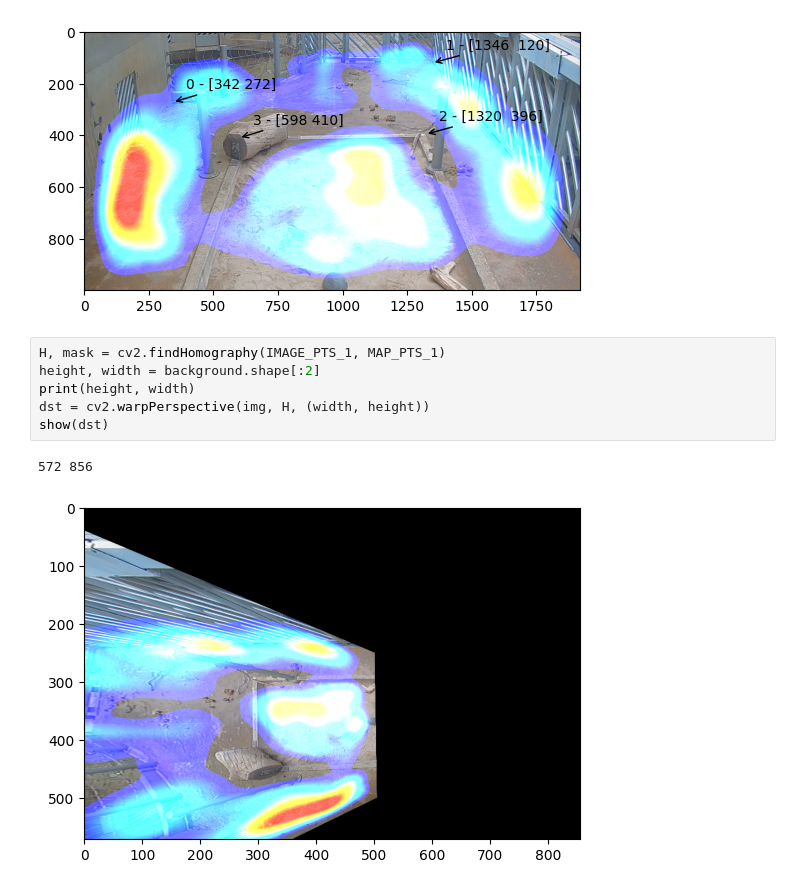
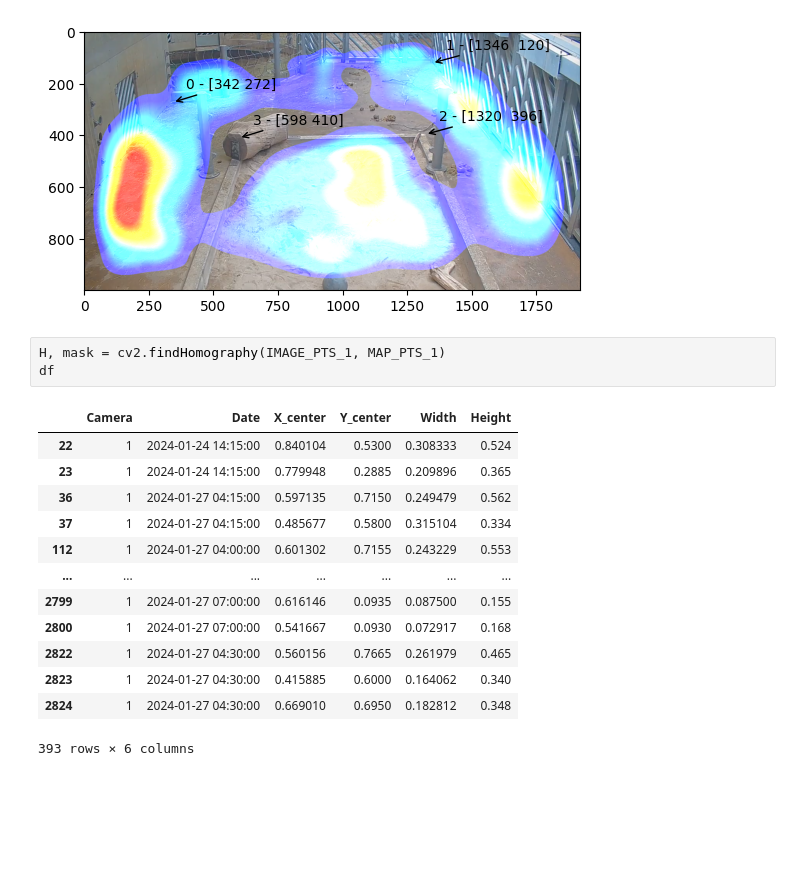
Before and after one commit to Tomasngu/BP, a Jupyter notebook: visualize/perspective_heatmap.ipynb, the cells around one changed output. Cells and saved outputs as stored; diff of their text form; blank space fills up the shorter version.

```diff
--- a/visualize/perspective_heatmap.ipynb
+++ b/visualize/perspective_heatmap.ipynb
@@ -31,11 +33,19 @@ for i, pt in enumerate(IMAGE_PTS_1):
 [figure]
 # %%
 H, mask = cv2.findHomography(IMAGE_PTS_1, MAP_PTS_1)
-height, width = background.shape[:2]
-print(height, width)
-dst = cv2.warpPerspective(img, H, (width, height))
-show(dst)
+df
 # %% [output]
+|  | Camera | Date | X_center | Y_center | Width | Height |
+| 22 | 1 | 2024-01-24 14:15:00 | 0.840104 | 0.5300 | 0.308333 | 0.524 |
+| 23 | 1 | 2024-01-24 14:15:00 | 0.779948 | 0.2885 | 0.209896 | 0.365 |
+| 36 | 1 | 2024-01-27 04:15:00 | 0.597135 | 0.7150 | 0.249479 | 0.562 |
+| 37 | 1 | 2024-01-27 04:15:00 | 0.485677 | 0.5800 | 0.315104 | 0.334 |
+| 112 | 1 | 2024-01-27 04:00:00 | 0.601302 | 0.7155 | 0.243229 | 0.553 |
+| ... | ... | ... | ... | ... | ... | ... |
+| 2799 | 1 | 2024-01-27 07:00:00 | 0.616146 | 0.0935 | 0.087500 | 0.155 |
+| 2800 | 1 | 2024-01-27 07:00:00 | 0.541667 | 0.0930 | 0.072917 | 0.168 |
+| 2822 | 1 | 2024-01-27 04:30:00 | 0.560156 | 0.7665 | 0.261979 | 0.465 |
+| 2823 | 1 | 2024-01-27 04:30:00 | 0.415885 | 0.6000 | 0.164062 | 0.340 |
+| 2824 | 1 | 2024-01-27 04:30:00 | 0.669010 | 0.6950 | 0.182812 | 0.348 |
-572 856
+393 rows × 6 columns
-[figure, removed]
 # %%
```
Also changed, not shown: parts of 7 cells of this notebook.
